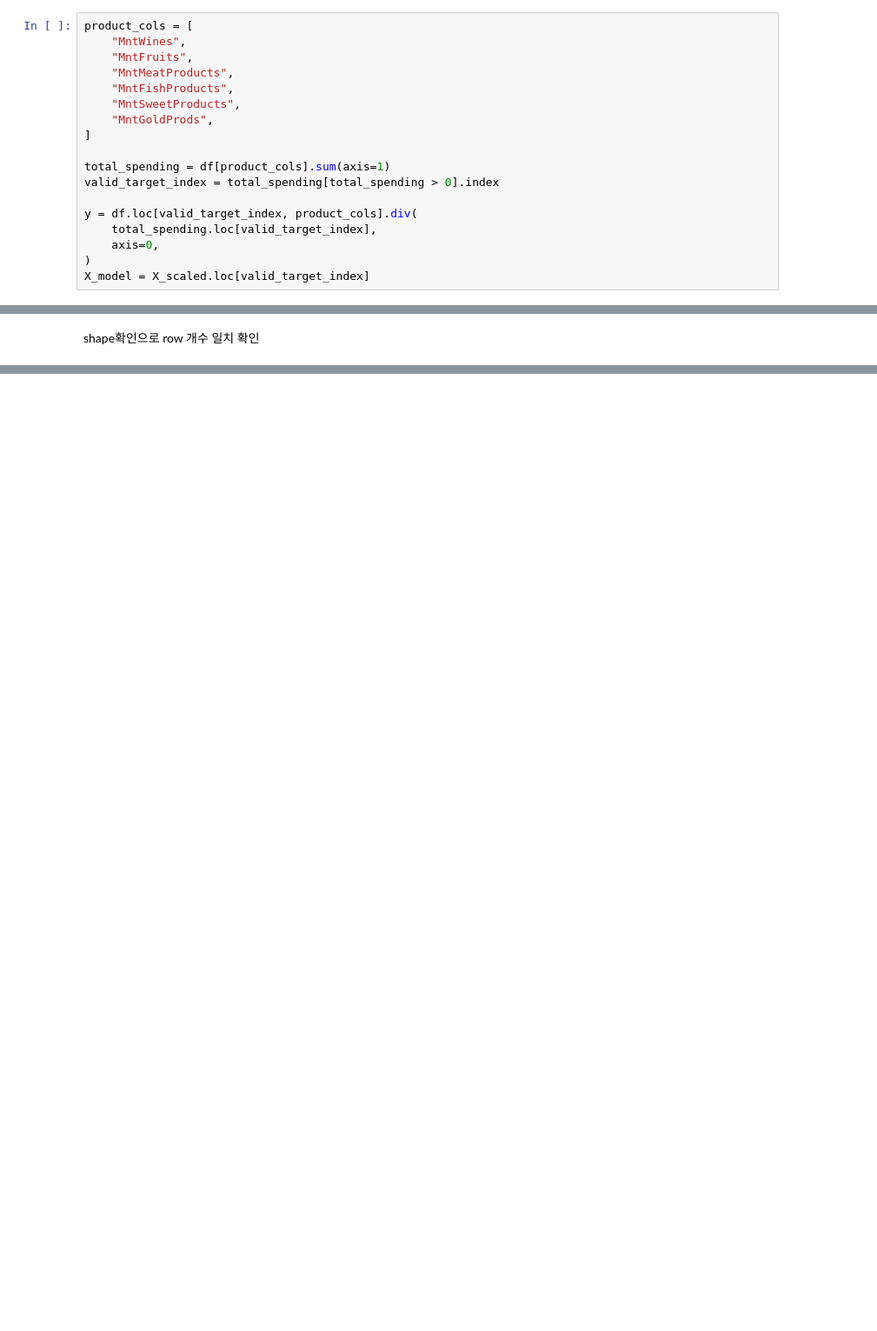
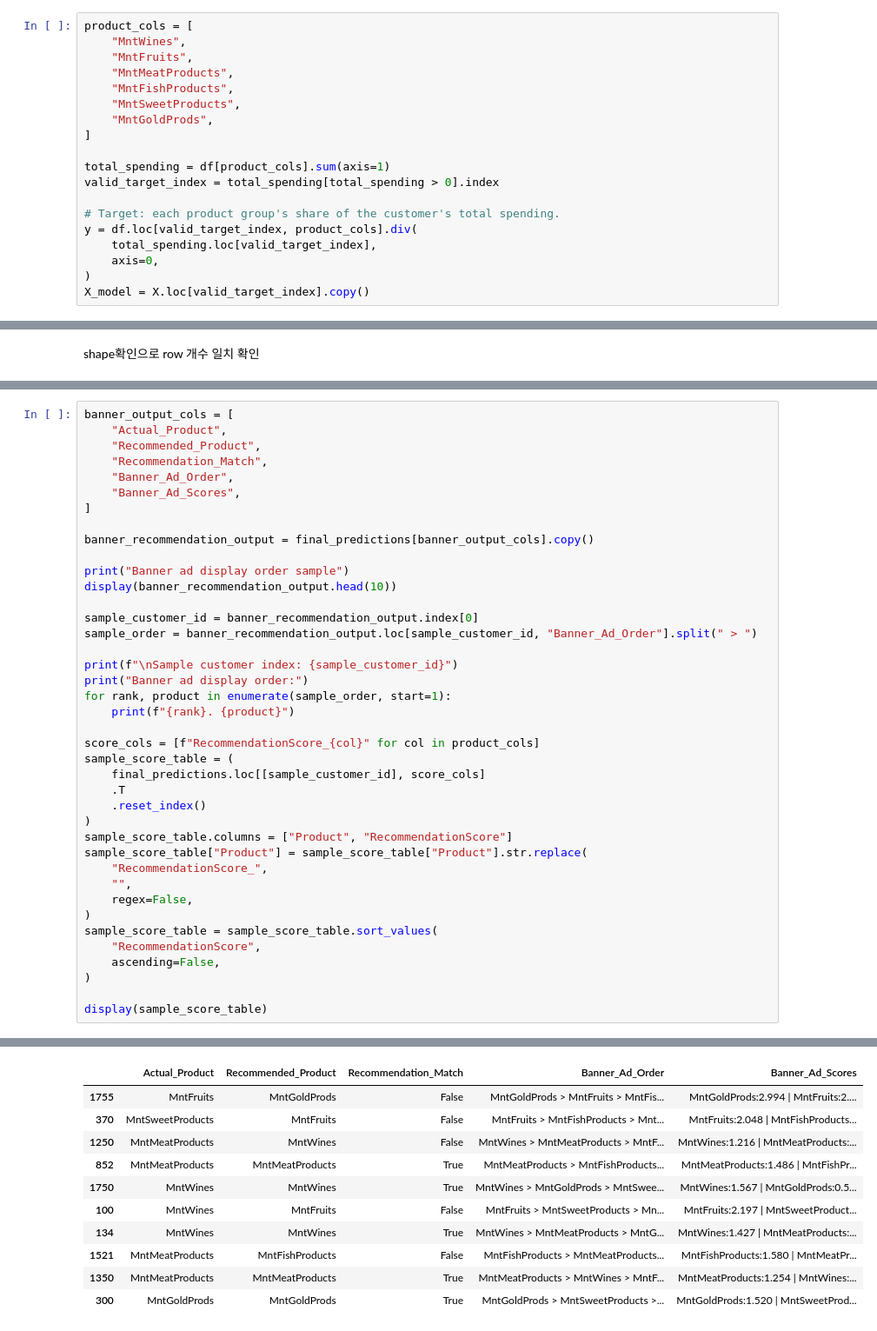
Before and after one commit to waterlemon7z/DataScience-customer-personality-analysis, a Jupyter notebook: main.ipynb, the cells around one changed output, grey strips where cells are left out. Shown at 87% size. Saved outputs shown, nothing was run; the diff lists cells and outputs as text; blank space fills up the shorter version.

```diff
--- a/main.ipynb
+++ b/main.ipynb
@@ -701,11 +745,12 @@ product_cols = [
 total_spending = df[product_cols].sum(axis=1)
 valid_target_index = total_spending[total_spending > 0].index
 
+# Target: each product group's share of the customer's total spending.
 y = df.loc[valid_target_index, product_cols].div(
     total_spending.loc[valid_target_index],
     axis=0,
 )
-X_model = X_scaled.loc[valid_target_index]
+X_model = X.loc[valid_target_index].copy()
 # %%
 y
 # %% [output]
@@ -955,0 +1101,41 @@ plt.show()
+# %%
+banner_output_cols = [
+    "Actual_Product",
+    "Recommended_Product",
+    "Recommendation_Match",
+    "Banner_Ad_Order",
+    "Banner_Ad_Scores",
+]
+
+banner_recommendation_output = final_predictions[banner_output_cols].copy()
+
+print("Banner ad display order sample")
+display(banner_recommendation_output.head(10))
+
+sample_customer_id = banner_recommendation_output.index[0]
+sample_order = banner_recommendation_output.loc[sample_customer_id, "Banner_Ad_Order"].split(" > ")
+
+print(f"\nSample customer index: {sample_customer_id}")
+print("Banner ad display order:")
+for rank, product in enumerate(sample_order, start=1):
+    print(f"{rank}. {product}")
+
+score_cols = [f"RecommendationScore_{col}" for col in product_cols]
+sample_score_table = (
+    final_predictions.loc[[sample_customer_id], score_cols]
+    .T
+    .reset_index()
+)
+sample_score_table.columns = ["Product", "RecommendationScore"]
+sample_score_table["Product"] = sample_score_table["Product"].str.replace(
+    "RecommendationScore_",
+    "",
+    regex=False,
+)
+sample_score_table = sample_score_table.sort_values(
+    "RecommendationScore",
+    ascending=False,
+)
+
+display(sample_score_table)
+# %% [output]
@@ -955,0 +1143,11 @@ plt.show()
+|  | Actual_Product | Recommended_Product | Recommendation_Match | Banner_Ad_Order | Banner_Ad_Scores |
+| 1755 | MntFruits | MntGoldProds | False | MntGoldProds > MntFruits > MntFis... | MntGoldProds:2.994 | MntFruits:2.... |
+| 370 | MntSweetProducts | MntFruits | False | MntFruits > MntFishProducts > Mnt... | MntFruits:2.048 | MntFishProducts... |
+| 1250 | MntMeatProducts | MntWines | False | MntWines > MntMeatProducts > MntF... | MntWines:1.216 | MntMeatProducts:... |
+| 852 | MntMeatProducts | MntMeatProducts | True | MntMeatProducts > MntFishProducts... | MntMeatProducts:1.486 | MntFishPr... |
+| 1750 | MntWines | MntWines | True | MntWines > MntGoldProds > MntSwee... | MntWines:1.567 | MntGoldProds:0.5... |
+| 100 | MntWines | MntFruits | False | MntFruits > MntSweetProducts > Mn... | MntFruits:2.197 | MntSweetProduct... |
+| 134 | MntWines | MntWines | True | MntWines > MntMeatProducts > MntG... | MntWines:1.427 | MntMeatProducts:... |
+| 1521 | MntMeatProducts | MntFishProducts | False | MntFishProducts > MntMeatProducts... | MntFishProducts:1.580 | MntMeatPr... |
+| 1350 | MntMeatProducts | MntMeatProducts | True | MntMeatProducts > MntWines > MntF... | MntMeatProducts:1.254 | MntWines:... |
+| 300 | MntGoldProds | MntGoldProds | True | MntGoldProds > MntSweetProducts >... | MntGoldProds:1.520 | MntSweetProd... |
```
Also changed, not shown: parts of 31 cells of this notebook, 2 other files.
